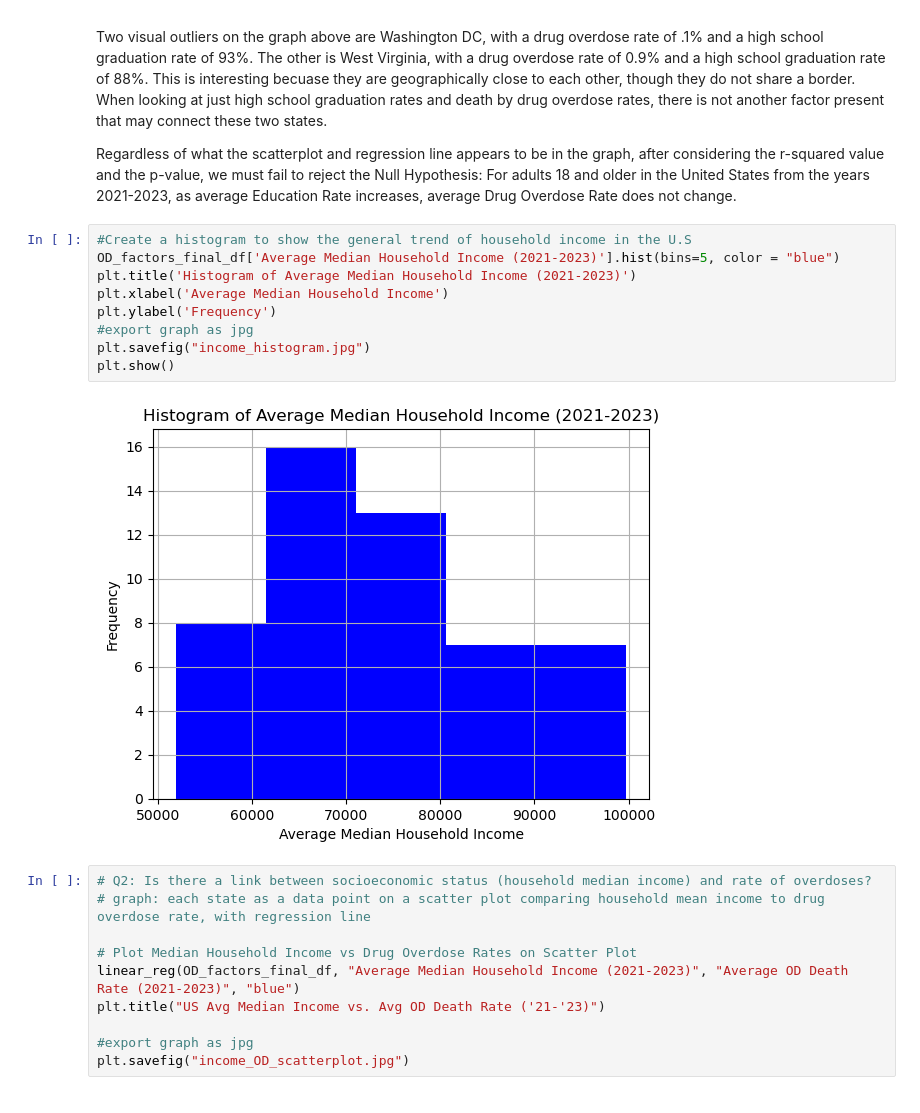
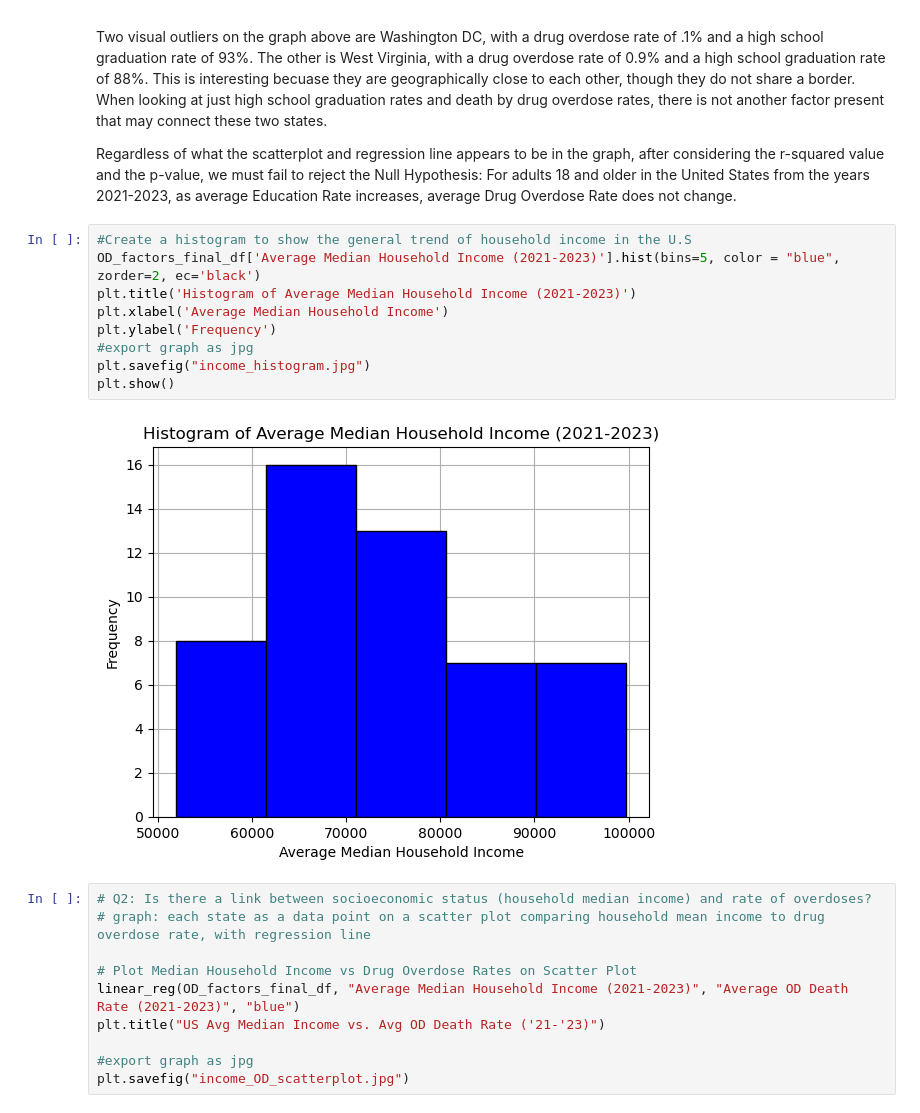
Before and after one commit to kileykarecki/Project-1, a Jupyter notebook: Drug_Overdose_and_Contributing_Factors.ipynb, the cells around one changed output. Saved outputs shown, nothing was run; the diff lists cells and outputs as text.

```diff
--- a/Drug_Overdose_and_Contributing_Factors.ipynb
+++ b/Drug_Overdose_and_Contributing_Factors.ipynb
@@ -244,15 +326,15 @@ Two visual outliers on the graph above are Washington DC, with a drug overdose r
 Regardless of what the scatterplot and regression line appears to be in the graph, after considering the r-squared value and the p-value, we must fail to reject the Null Hypothesis: For adults 18 and older in the United States from the years 2021-2023, as average Education Rate increases, average Drug Overdose Rate does not change.
 # %%
 #Create a histogram to show the general trend of household income in the U.S
-OD_factors_final_df['Average Median Household Income (2021-2023)'].hist(bins=5, color = "blue")
+OD_factors_final_df['Average Median Household Income (2021-2023)'].hist(bins=5, color = "blue", zorder=2, ec='black')
 plt.title('Histogram of Average Median Household Income (2021-2023)')
 plt.xlabel('Average Median Household Income')
 plt.ylabel('Frequency')
 #export graph as jpg
 plt.savefig("income_histogram.jpg")
 plt.show()
 # %% [output]
-[figure, old version]
+[figure, new version]
 # %%
 # Q2: Is there a link between socioeconomic status (household median income) and rate of overdoses?
 # graph: each state as a data point on a scatter plot comparing household mean income to drug overdose rate, with regression line
```
Also changed, not shown: parts of 23 cells of this notebook, 8 other files.
